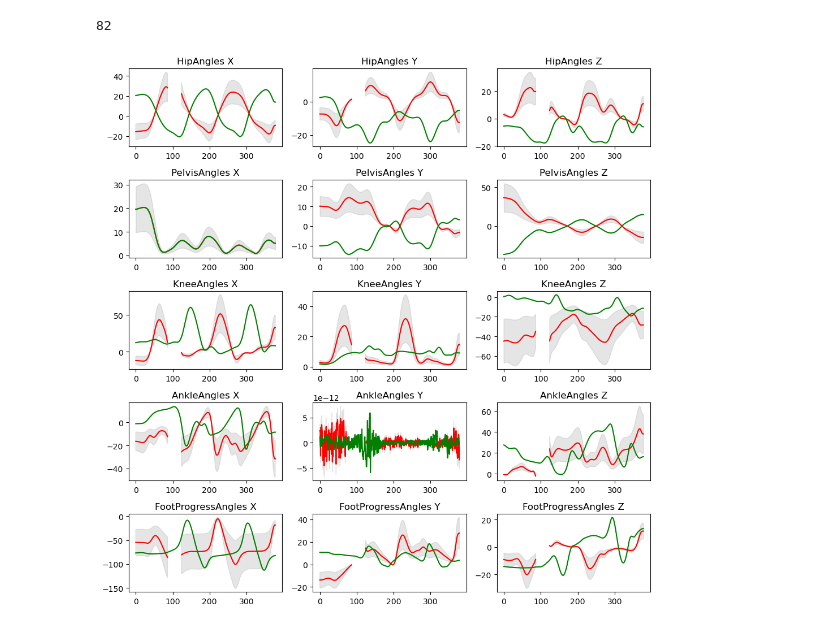
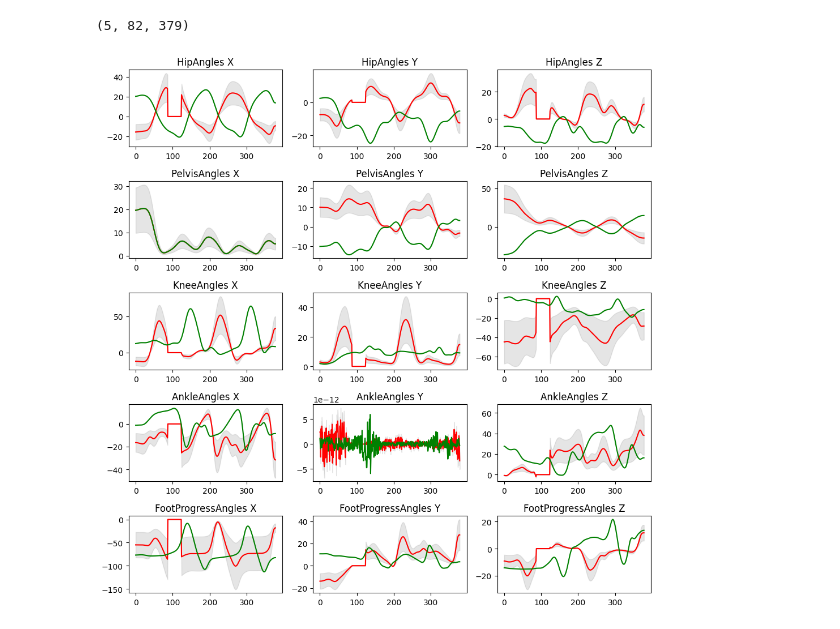
Before and after one commit to AndresJGUTP/marcha_software, a Jupyter notebook: notebooks/graficas-vicon.ipynb, the cells around one changed output. Cells and saved outputs as stored; diff of their text form; code cells hidden in the pictures.

```diff
--- a/notebooks/graficas-vicon.ipynb
+++ b/notebooks/graficas-vicon.ipynb
@@ -4,16 +5,26 @@ import matplotlib.pyplot as plt
-# %%
-c = c3d('data.c3d')
-print(c['parameters']['POINT']['USED']['value'][0]);  # Print the number of points used
-point_data = c['data']['points']
-points_residuals = c['data']['meta_points']['residuals']
-analog_data = c['data']['analogs']
-# %% [output]
-82
+# %%
+ANGLES_TO_PLOT = [
+    ('LHipAngles', 'RHipAngles'),
+    ('LPelvisAngles', 'RPelvisAngles',),
+    ('LKneeAngles', 'RKneeAngles'),
+    ('LAnkleAngles', 'RAnkleAngles'),
+    ('LFootProgressAngles', 'RFootProgressAngles'),
+]
+
+with open('data.c3d', 'rb') as handle:
+    reader = c3d.Reader(handle)
+    point_labels = [label.strip() for label in reader.point_labels]
+    data = list(reader.read_frames())
+
+point_data = np.array([tuple_frame[1] for tuple_frame in data])
+point_data = np.transpose(point_data, (2, 1, 0))
+print(point_data.shape)
+# %% [output]
+(5, 82, 379)
 # %%
 point_selected = 'LPelvisAngles'
 
-point_labels = c['parameters']['POINT']['LABELS']['value']
-X, Y, Z, _ = point_data[:, point_labels.index(point_selected), :]
+X, Y, Z, _, _ = point_data[:, point_labels.index(point_selected), :]
 # %%
 ANGLES_TO_PLOT = [
     ('LHipAngles', 'RHipAngles'),
@@ -26,8 +37,9 @@ ANGLES_TO_PLOT = [
 fig, axs = plt.subplots(5, 3, figsize=(10, 10))
 
 for row, (l_angle_plot, r_angle_plot) in enumerate(ANGLES_TO_PLOT):
-        X_l, Y_l, Z_l, _ = point_data[:, point_labels.index(l_angle_plot), :]
-        X_r, Y_r, Z_r, _ = point_data[:, point_labels.index(r_angle_plot), :]
+
+        X_l, Y_l, Z_l, _, _ = point_data[:, point_labels.index(l_angle_plot), :]
+        X_r, Y_r, Z_r, _, _ = point_data[:, point_labels.index(r_angle_plot), :]
 
         title = l_angle_plot[1:]
 
@@ -42,31 +54,31 @@ for row, (l_angle_plot, r_angle_plot) in enumerate(ANGLES_TO_PLOT):
                 color= "gray",
                 alpha= 0.2)
 
         axs[row, 1].plot(Y_l, 'r')
         axs[row, 1].plot(Y_r, 'g')
 
         axs[row, 1].set_title(f'{title} Y')
         axs[row, 1].fill_between(
                 x= range(len(Y_l)),
                 y1= Y_l+Y_l*0.5,
                 y2= Y_l-Y_l*0.5,
                 color= "gray",
                 alpha= 0.2)
 
 
         axs[row, 2].plot(Z_l, 'r')
         axs[row, 2].plot(Z_r, 'g')
 
         axs[row, 2].set_title(f'{title} Z')
         axs[row, 2].fill_between(
                 x= range(len(Z_l)),
                 y1= Z_l+Z_l*0.5,
                 y2= Z_l-Z_l*0.5,
                 color= "gray",
                 alpha= 0.2)
 
 
 
 plt.tight_layout()
 # %% [output]
-[figure, old version]
+[figure, new version]
```
Also changed, not shown: parts of 2 cells of this notebook, 5 other files.
